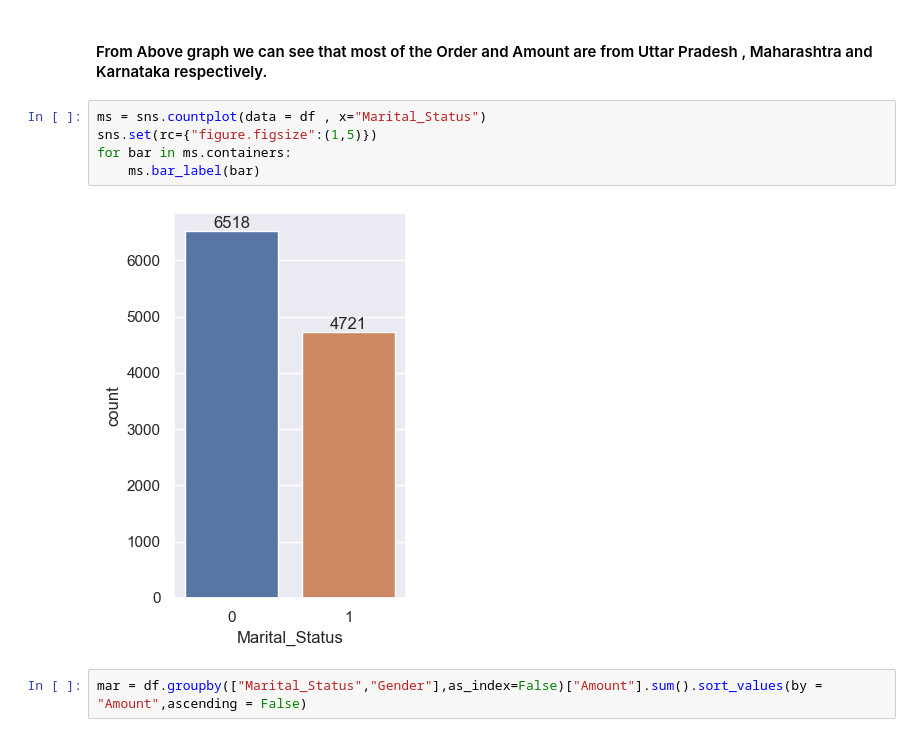
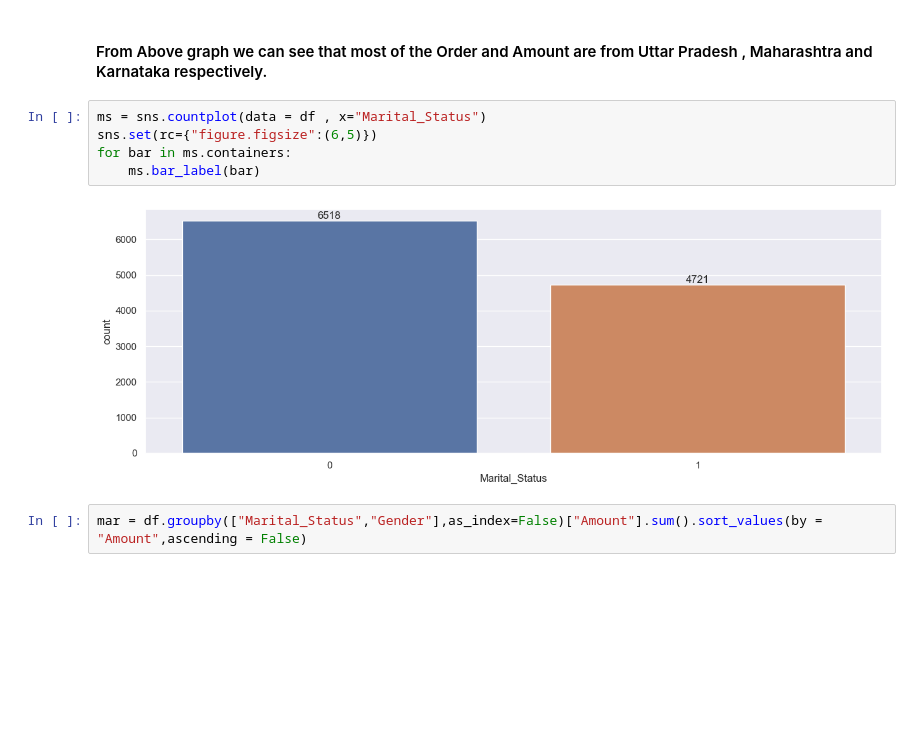
Before and after one commit to Rajeshwar-007/MyProject, a Jupyter notebook: DiwaliSales _Analysis.ipynb, the cells around one changed output. Cells and saved outputs as stored; diff of their text form; blank space fills up the shorter version.

```diff
--- a/DiwaliSales _Analysis.ipynb
+++ b/DiwaliSales _Analysis.ipynb
@@ -229,11 +229,11 @@ for bar in stateamt.containers:
 #### From Above graph we can see that most of the Order and Amount are from Uttar Pradesh , Maharashtra and Karnataka respectively.
 # %%
 ms = sns.countplot(data = df , x="Marital_Status")
-sns.set(rc={"figure.figsize":(1,5)})
+sns.set(rc={"figure.figsize":(6,5)})
 for bar in ms.containers:
     ms.bar_label(bar)
 # %% [output]
-[figure, old version]
+[figure, new version]
 # %%
 mar = df.groupby(["Marital_Status","Gender"],as_index=False)["Amount"].sum().sort_values(by = "Amount",ascending = False)
 # %%
```
Also changed, not shown: parts of 3 cells of this notebook.
